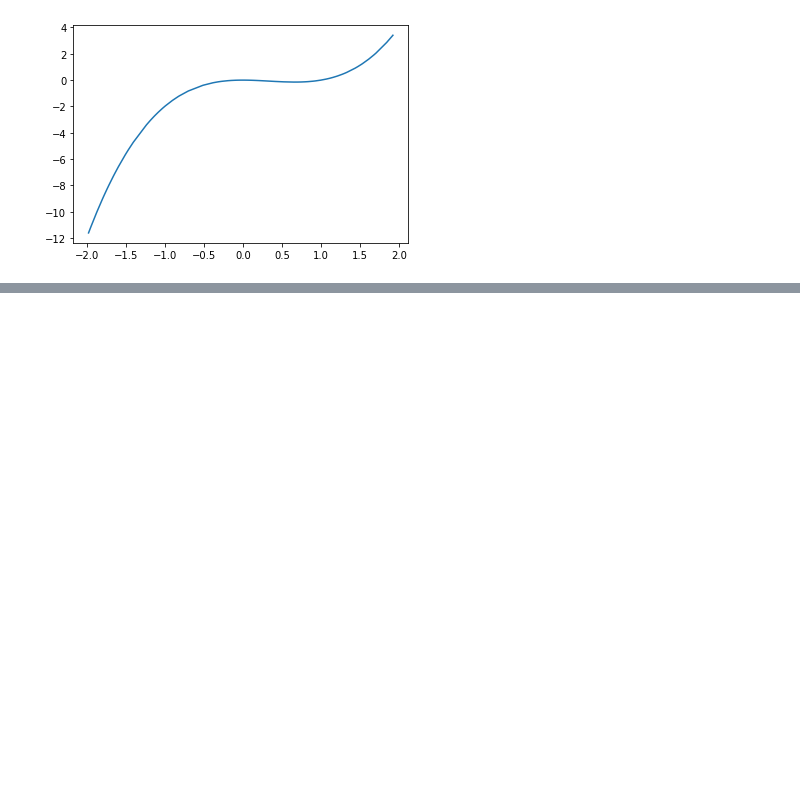
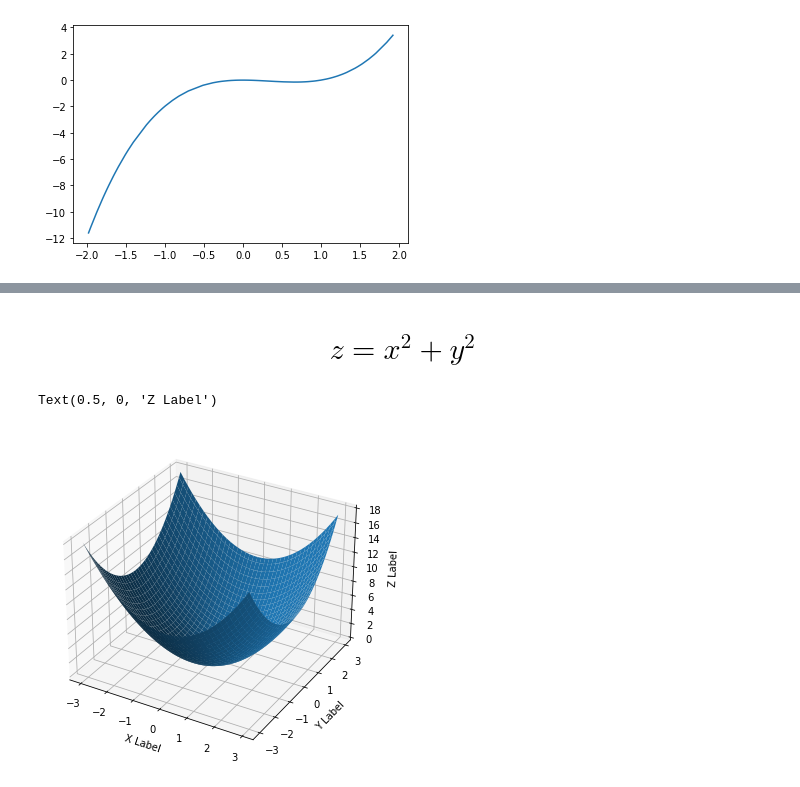
Before and after one commit to cungbac/python, a Jupyter notebook: 1.DataScience/7.Math/2.Calculus.ipynb, the cells around one changed output, grey strips where cells are left out. Cells and saved outputs as stored; diff of their text form; code cells hidden in the pictures; blank space fills up the shorter version.

```diff
--- a/1.DataScience/7.Math/2.Calculus.ipynb
+++ b/1.DataScience/7.Math/2.Calculus.ipynb
@@ -67,0 +62,26 @@ True
+# %% [markdown]
+# $$z = x^2 + y^2$$
+# %%
+import numpy as np
+# from mpl_toolkits.mplot3d import Axes3D
+import matplotlib.pyplot as plt
+import random
+
+def fun(x, y):
+    return x**2 + y**2
+
+fig = plt.figure(figsize = (12,6))
+ax = fig.add_subplot(111, projection='3d')
+x = y = np.arange(-3.0, 3.0, 0.05)
+X, Y = np.meshgrid(x, y)
+zs = np.array([fun(x,y) for x,y in zip(np.ravel(X), np.ravel(Y))])
+Z = zs.reshape(X.shape)
+
+ax.plot_surface(X, Y, Z)
+
+ax.set_xlabel('X Label')
+ax.set_ylabel('Y Label')
+ax.set_zlabel('Z Label')
+# %% [output]
+Text(0.5, 0, 'Z Label')
+[figure, added]
```
Also changed, not shown: parts of 17 cells of this notebook, 12 other files.
